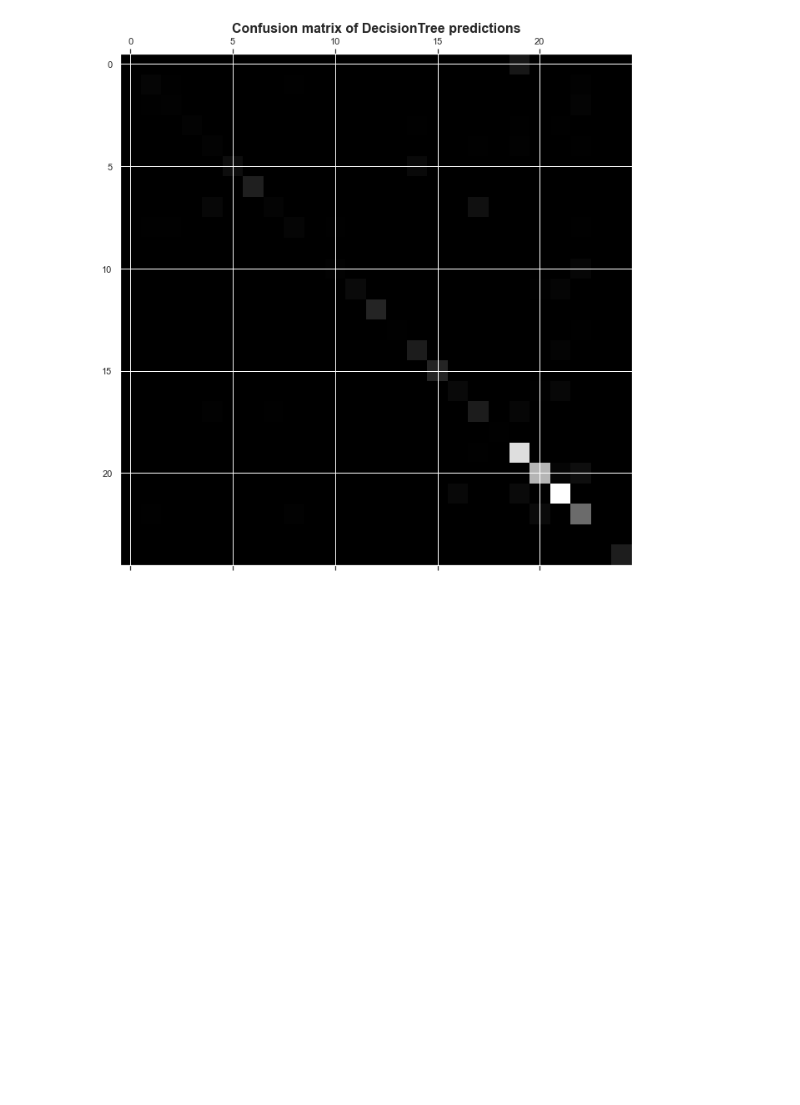
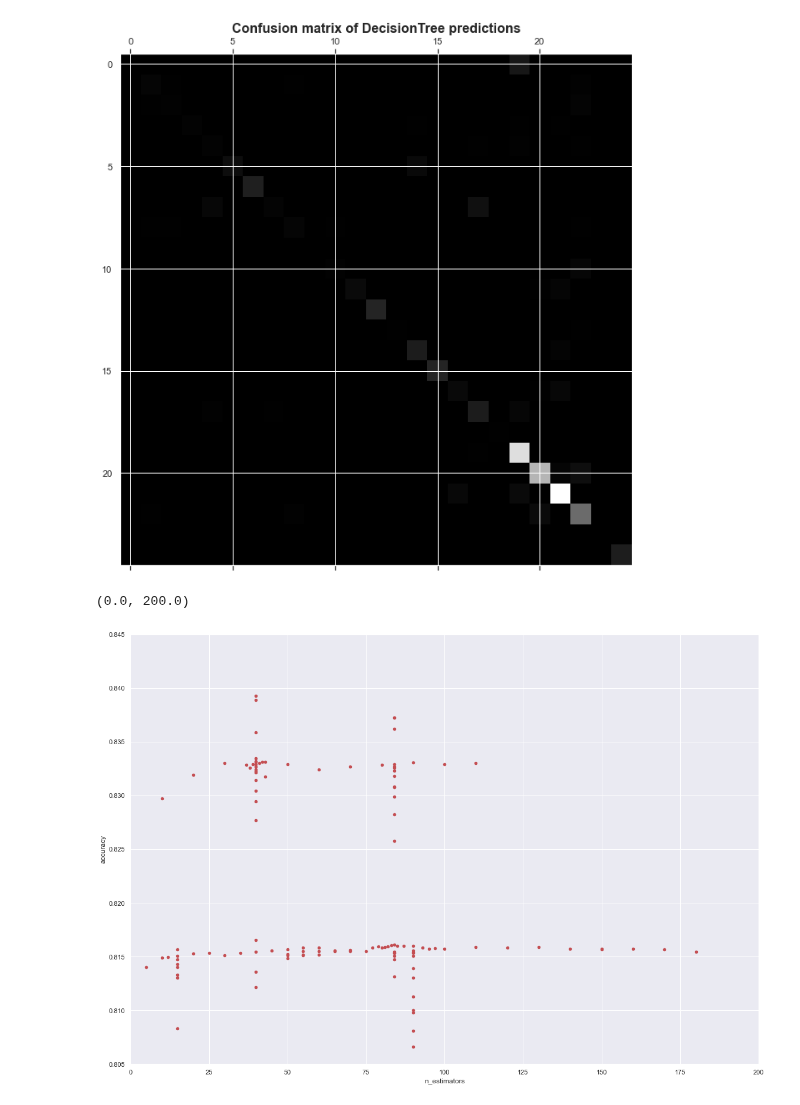
Before and after one commit to Cappa1/ProcessMining, a Jupyter notebook: sprint 3/FinalEventPrediction.ipynb, the cells around one changed output. Drawn from its saved outputs; the diff is of its cells as text; code cells hidden in the pictures; blank space fills up the shorter version.

```diff
--- a/sprint 3/FinalEventPrediction.ipynb
+++ b/sprint 3/FinalEventPrediction.ipynb
@@ -272,3 +285,10 @@ plt.title("Confusion matrix of DecisionTree predictions", weight='bold', size =
 plt.show();
 # %% [output]
 [figure]
+# %%
+plt = df_models[~df_models["Random Sampling"].isin([1,2,3])].plot(kind="scatter", x="n_estimators", y="accuracy", c="r", alpha = 1)
+plt.set_ylim(0.805, 0.845)
+plt.set_xlim(0,200)
+# %% [output]
+(0.0, 200.0)
+[figure, added]
```
Also changed, not shown: parts of 3 cells of this notebook.
